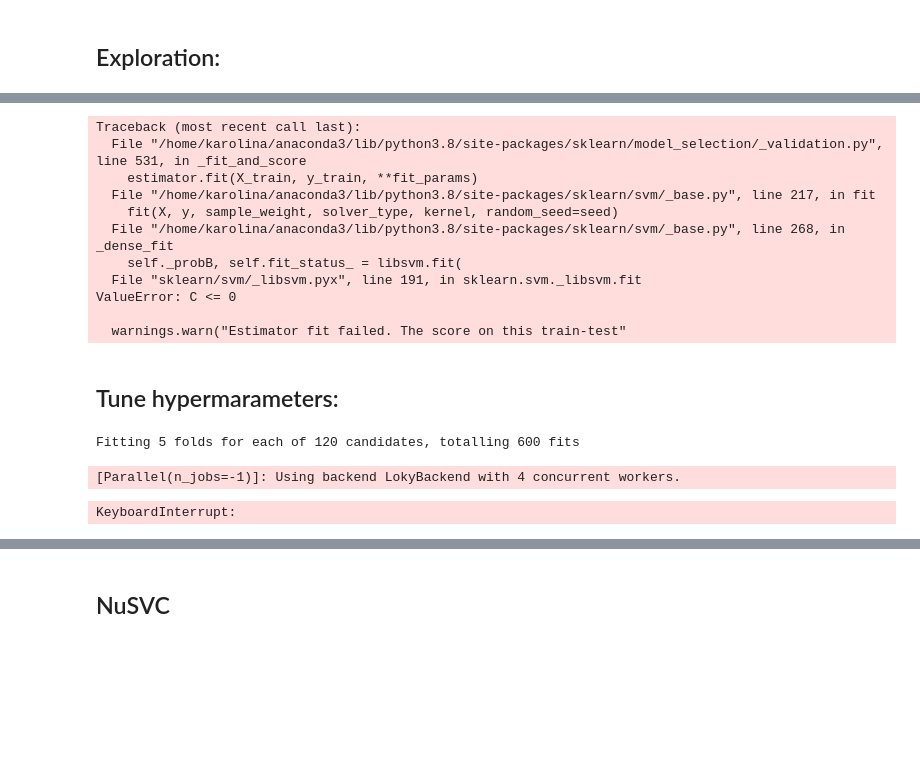
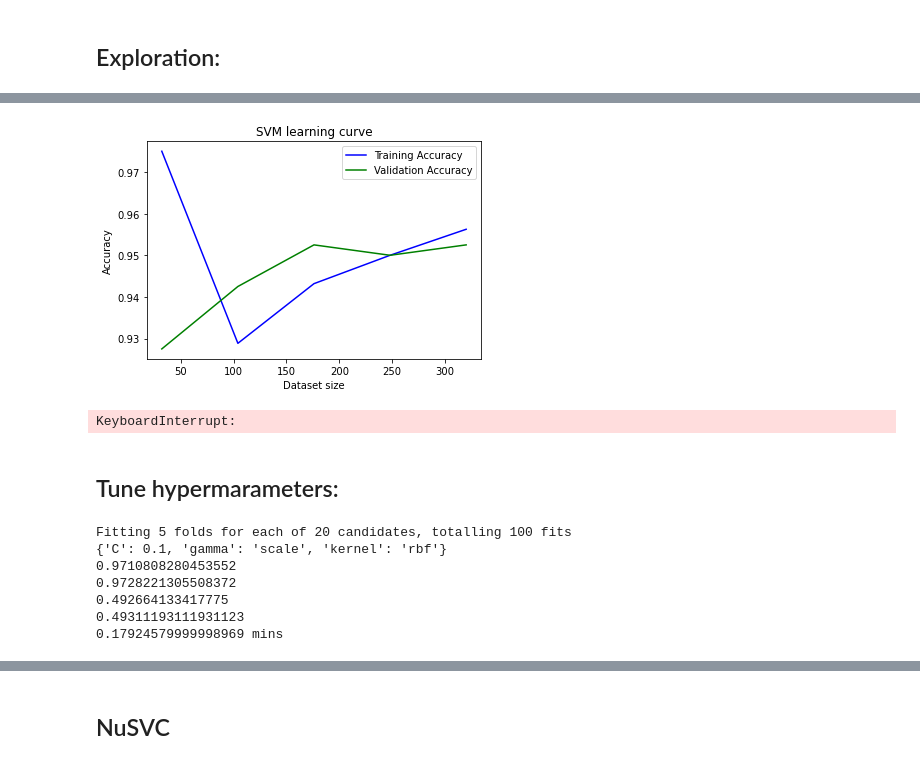
Before and after one commit to kkadzielna/project_14, a Jupyter notebook: SVM.ipynb, the cells around one changed output, grey strips where cells are left out. Cells and saved outputs as stored; diff of their text form; code cells hidden in the pictures; blank space fills up the shorter version.

```diff
--- a/SVM.ipynb
+++ b/SVM.ipynb
@@ -229,3 +224,7 @@ plot_learning_curve(5, svm,X_train_reduced, y_train_reduced[:,0], 'SVM learning
+# %%
+plot_learning_curve(5, SVC(C = 0.1, gamma = 'scale', kernel = 'linear'),X_train_reduced, y_train_reduced[:,0], 'SVM learning curve')
+# %% [output]
+[figure, added]
 # %%
 from sklearn.model_selection import validation_curve
 
@@ -247,33 +246,28 @@ def plot_validation_curve(est, X, y, p_name, p_range, title):
     plt.grid()
     plt.show()
 # %%
-plot_validation_curve(svm, X_train_reduced, y_train_reduced[:,0], 'C', list(np.arange(0.0, 10, 0.1))
+plot_validation_curve(SVC(C = 0.1, kernel= 'linear', gamma = 'scale'), X_train_reduced, y_train_reduced[:,0], 'C', list(np.arange(0.0, 10, 0.1))
 , "SVM validation curve")
 # %% [output]
-Traceback (most recent call last):
-  File "/home/karolina/anaconda3/lib/python3.8/site-packages/sklearn/model_selection/_validation.py", line 531, in _fit_and_score
-    estimator.fit(X_train, y_train, **fit_params)
-  File "/home/karolina/anaconda3/lib/python3.8/site-packages/sklearn/svm/_base.py", line 217, in fit
-    fit(X, y, sample_weight, solver_type, kernel, random_seed=seed)
-  File "/home/karolina/anaconda3/lib/python3.8/site-packages/sklearn/svm/_base.py", line 268, in _dense_fit
-    self._probB, self.fit_status_ = libsvm.fit(
-  File "sklearn/svm/_libsvm.pyx", line 191, in sklearn.svm._libsvm.fit
-ValueError: C <= 0
-
-  warnings.warn("Estimator fit failed. The score on this train-test"
+KeyboardInterrupt:
 # %% [markdown]
 ## Tune hypermarameters:
 # %%
 ##on accuracy
+import time
+from sklearn.model_selection import GridSearchCV
 
-from sklearn.model_selection import GridSearchCV
+start = time.perf_counter()
+
 param_grid = {
-    'C': [0.0, 0.1,1, 5, 10, 100],
+    'C': [0.1,1, 5, 10, 100],
     'gamma': ['scale', 'auto'],
-    'kernel': ['linear', 'rbf', 'poly', 'sigmoid']
+    'kernel': ['rbf', 'sigmoid']
 }
-tuned_svm = GridSearchCV(svm, param_grid, cv = 5, scoring='accuracy', verbose = 2, n_jobs=-1)
+tuned_svm = GridSearchCV(SVC(), param_grid, cv = 5, scoring='accuracy', verbose = 2, n_jobs=-1)
 tuned_svm.fit(X_train_reduced, y_train_reduced[:,0])
+
+end = time.perf_counter()
 
 params = tuned_svm.best_params_
 
@@ -284,10 +278,15 @@ y_pred = tuned_svm.predict(X_train)
 print(f1_score(y_pred, y_train[:,0], average = "macro"))
 y_pred_test = tuned_svm.predict(X_test)
 print(f1_score(y_pred_test, y_test[:,0], average = "macro"))
+print(str((end - start)) + ' mins')
 # %% [output]
-Fitting 5 folds for each of 120 candidates, totalling 600 fits
+Fitting 5 folds for each of 20 candidates, totalling 100 fits
+{'C': 0.1, 'gamma': 'scale', 'kernel': 'rbf'}
+0.9710808280453552
+0.9728221305508372
+0.492664133417775
+0.49311193111931123
+0.17924579999998969 mins
-[Parallel(n_jobs=-1)]: Using backend LokyBackend with 4 concurrent workers.
-KeyboardInterrupt:
 # %%
 ## on f1 macro
 from sklearn.model_selection import GridSearchCV
```
Also changed, not shown: parts of 15 cells of this notebook.
